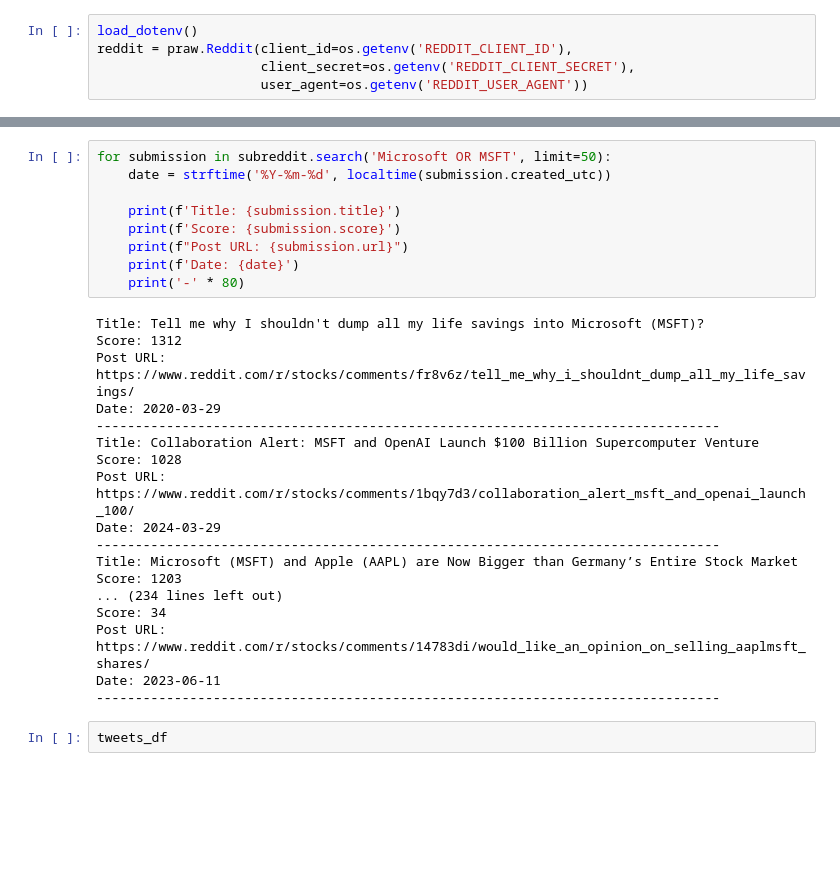
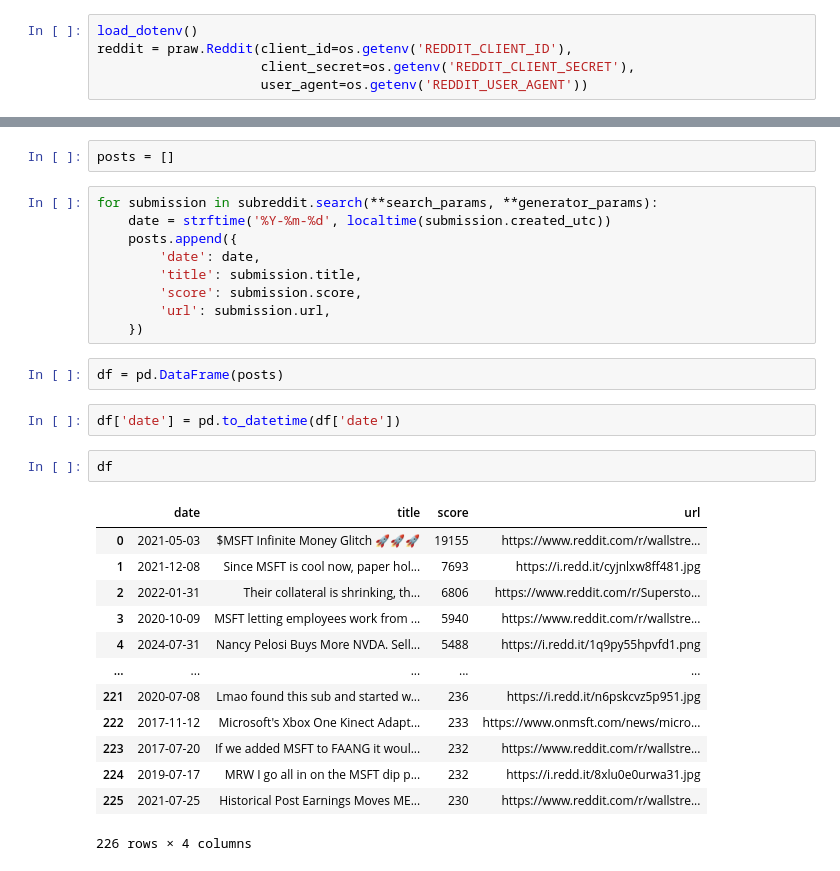
Before and after one commit to shayan1083/FinancialAnalysis, a Jupyter notebook: get_headline_data.ipynb, the cells around one changed output, grey strips where cells are left out. Saved outputs shown, nothing was run; the diff lists cells and outputs as text; blank space fills up the shorter version.

Commit message:
started getting text_data

```diff
--- a/get_headline_data.ipynb
+++ b/get_headline_data.ipynb
@@ -14,29 +26,31 @@ subreddit = reddit.subreddit('stocks')
+# %%
+posts = []
 # %%
-for submission in subreddit.search('Microsoft OR MSFT', limit=50):
+for submission in subreddit.search(**search_params, **generator_params):
     date = strftime('%Y-%m-%d', localtime(submission.created_utc))
-
-    print(f'Title: {submission.title}')
-    print(f'Score: {submission.score}')
-    print(f"Post URL: {submission.url}")
-    print(f'Date: {date}')
-    print('-' * 80)
+    posts.append({
+        'date': date,
+        'title': submission.title,
+        'score': submission.score,
+        'url': submission.url,
+    })
-# %% [output]
-Title: Tell me why I shouldn't dump all my life savings into Microsoft (MSFT)?
-Score: 1312
-Post URL: https://www.reddit.com/r/stocks/comments/fr8v6z/tell_me_why_i_shouldnt_dump_all_my_life_savings/
-Date: 2020-03-29
---------------------------------------------------------------------------------
-Title: Collaboration Alert: MSFT and OpenAI Launch $100 Billion Supercomputer Venture
-Score: 1028
-Post URL: https://www.reddit.com/r/stocks/comments/1bqy7d3/collaboration_alert_msft_and_openai_launch_100/
-Date: 2024-03-29
---------------------------------------------------------------------------------
-Title: Microsoft (MSFT) and Apple (AAPL) are Now Bigger than Germany’s Entire Stock Market
-Score: 1203
-... (234 lines left out)
-Score: 34
-Post URL: https://www.reddit.com/r/stocks/comments/14783di/would_like_an_opinion_on_selling_aaplmsft_shares/
-Date: 2023-06-11
---------------------------------------------------------------------------------
-# %%
-tweets_df
+# %%
+df = pd.DataFrame(posts)
+# %%
+df['date'] = pd.to_datetime(df['date'])
+# %%
+df
+# %% [output]
+|  | date | title | score | url |
+| 0 | 2021-05-03 | $MSFT Infinite Money Glitch 🚀🚀🚀 | 19155 | https://www.reddit.com/r/wallstre... |
+| 1 | 2021-12-08 | Since MSFT is cool now, paper hol... | 7693 | https://i.redd.it/cyjnlxw8ff481.jpg |
+| 2 | 2022-01-31 | Their collateral is shrinking, th... | 6806 | https://www.reddit.com/r/Supersto... |
+| 3 | 2020-10-09 | MSFT letting employees work from ... | 5940 | https://www.reddit.com/r/wallstre... |
+| 4 | 2024-07-31 | Nancy Pelosi Buys More NVDA. Sell... | 5488 | https://i.redd.it/1q9py55hpvfd1.png |
+| ... | ... | ... | ... | ... |
+| 221 | 2020-07-08 | Lmao found this sub and started w... | 236 | https://i.redd.it/n6pskcvz5p951.jpg |
+| 222 | 2017-11-12 | Microsoft's Xbox One Kinect Adapt... | 233 | https://www.onmsft.com/news/micro... |
+| 223 | 2017-07-20 | If we added MSFT to FAANG it woul... | 232 | https://www.reddit.com/r/wallstre... |
+| 224 | 2019-07-17 | MRW I go all in on the MSFT dip p... | 232 | https://i.redd.it/8xlu0e0urwa31.jpg |
+| 225 | 2021-07-25 | Historical Post Earnings Moves ME... | 230 | https://www.reddit.com/r/wallstre... |
+226 rows × 4 columns
```
Also changed, not shown: parts of 5 cells of this notebook, 1 other file.
